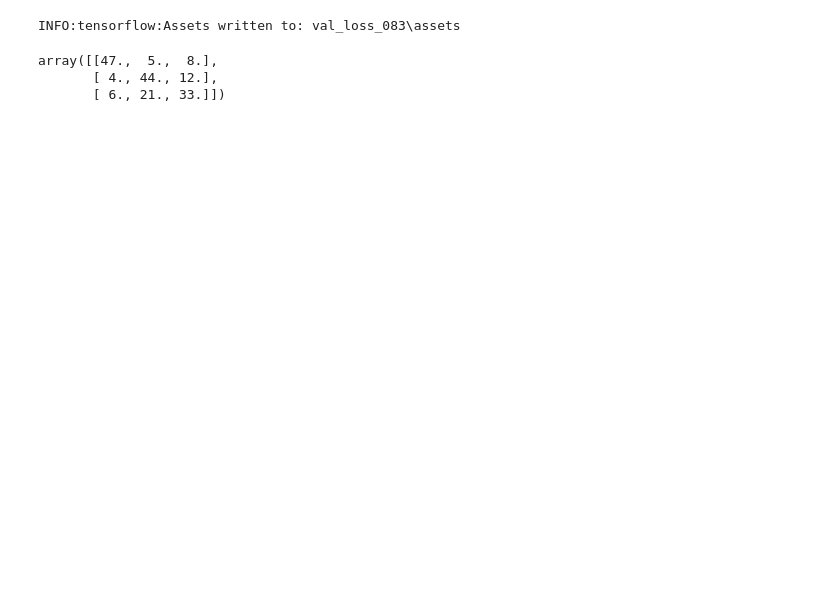
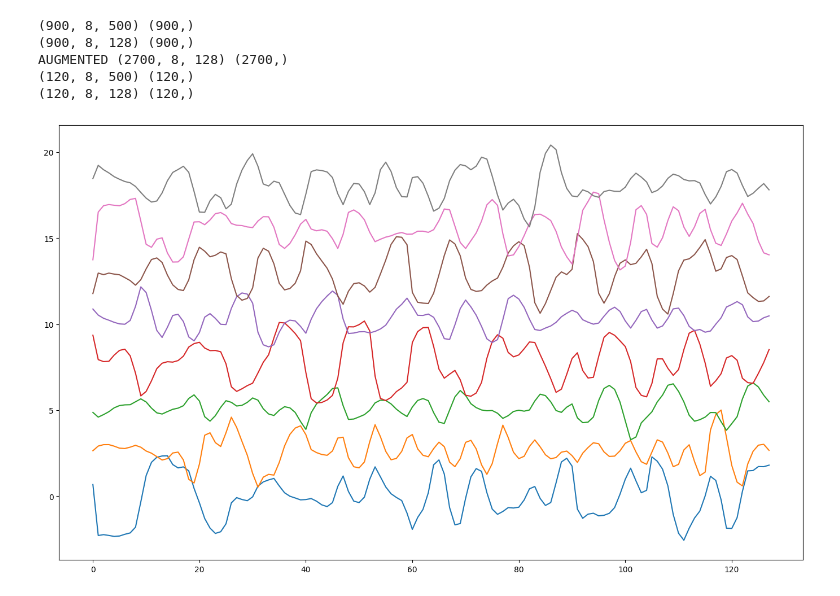
Before and after one commit to nemesgyadam/Motor-Execution-Classifiaction, a Jupyter notebook: Train.ipynb, the cells around one changed output. Cells and saved outputs as stored; diff of their text form; code cells hidden in the pictures; blank space fills up the shorter version.

Commit message:
keras generator

```diff
--- a/Train.ipynb
+++ b/Train.ipynb
@@ -256,16 +0,0 @@ for acc in accs:
-# %%
-model.save('val_loss_083')
-# %% [output]
-INFO:tensorflow:Assets written to: val_loss_083\assets
-# %%
-pred = model(X)
-conf_matrix = np.zeros((3,3))
-for i in range(int(len(pred))):
-    prediction = np.argmax(pred[i])
-    gt         = np.argmax(y[i])
-    conf_matrix[gt][prediction] += 1
-conf_matrix
-# %% [output]
-array([[47.,  5.,  8.],
-       [ 4., 44., 12.],
-       [ 6., 21., 33.]])
@@ -271,0 +20,13 @@ array([[47.,  5.,  8.],
+# %%
+train_generator = Generator(config,split="train")
+val_generator = Generator(config, split="val")
+# %% [output]
+(900, 8, 500) (900,)
+(900, 8, 128) (900,)
+AUGMENTED (2700, 8, 128) (2700,)
+(120, 8, 500) (120,)
+(120, 8, 128) (120,)
+# %%
+showMe(train_generator.X[5])
+# %% [output]
+[figure, added]
```
Also changed, not shown: parts of 19 cells of this notebook, 13 other files.
